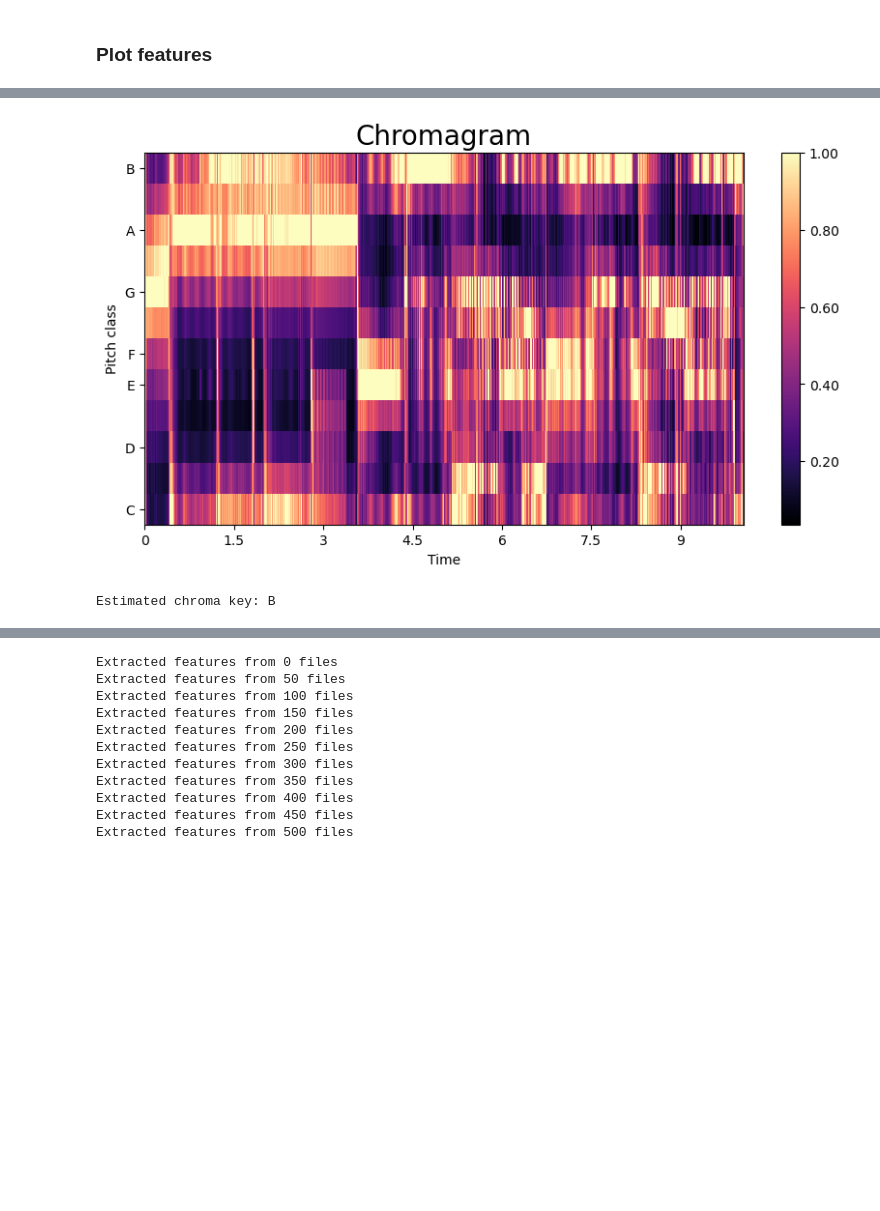
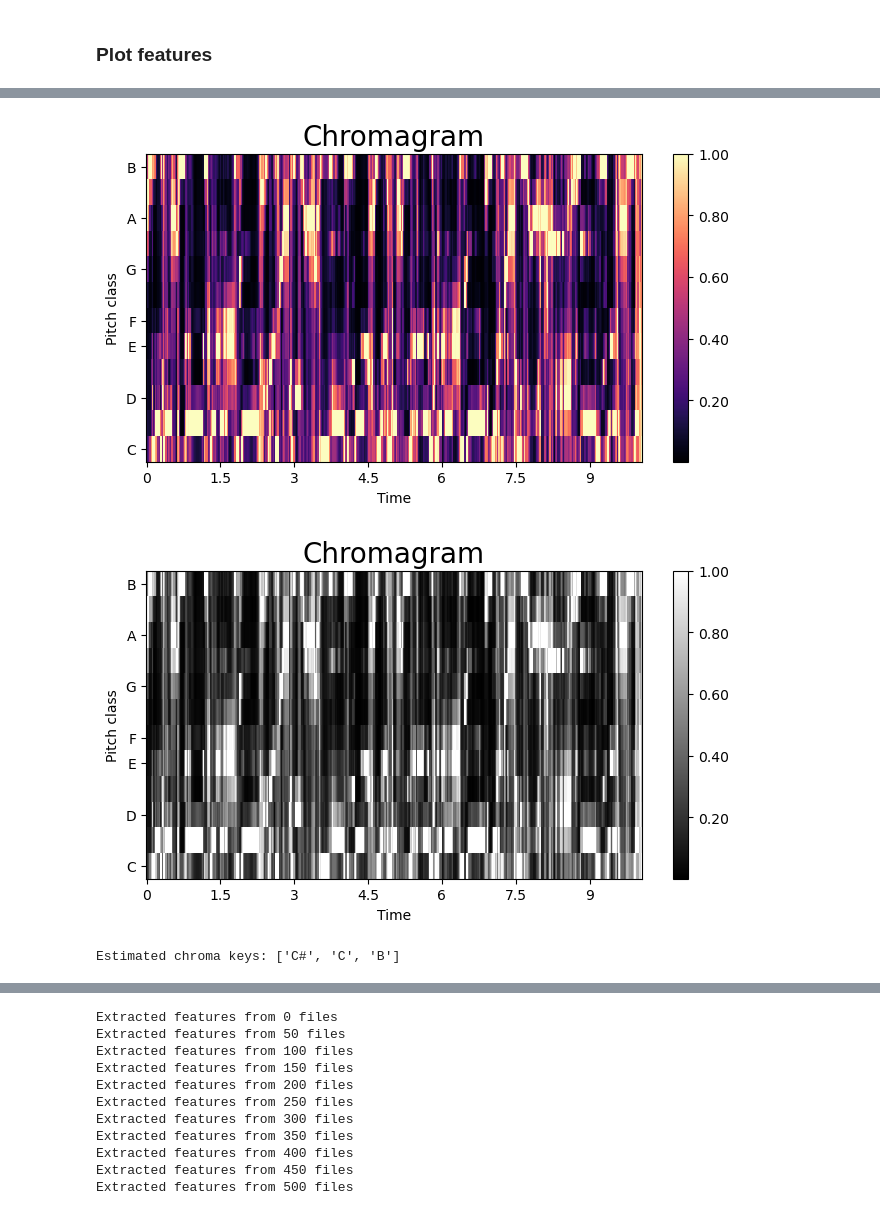
Before and after one commit to C7A7A/audio_clustering_autoencoder, a Jupyter notebook: notebooks/extract_features.ipynb, the cells around one changed output, grey strips where cells are left out. Drawn from its saved outputs; the diff is of its cells as text; code cells hidden in the pictures; blank space fills up the shorter version.

```diff
--- a/notebooks/extract_features.ipynb
+++ b/notebooks/extract_features.ipynb
@@ -3,16 +3,20 @@
 # %%
 import os
 import pandas as pd
+# %%
+DATASET_DIR = "music_audio_benchmark"
+CSV_FILE_NAME = "metadata_transformed.csv"
+FIG_SIZE = (8, 4)
+
+# max frequency for spectogram and mel_spectogram
+MAX_FREQ = 8192
 # %%
 project_dir = os.path.abspath(os.path.join(os.getcwd(), os.pardir))
 metadata_dir = os.path.join(project_dir, "metadata")
 
-#TODO: argument for dataset dir
-dataset_dir = os.path.join(metadata_dir, "music_audio_benchmark")
+dataset_dir = os.path.join(metadata_dir, DATASET_DIR)
 
-#TODO: argument for csv file name
-csv_file_name = "metadata_transformed.csv"
-csv_file_path = os.path.join(dataset_dir, csv_file_name)
+csv_file_path = os.path.join(dataset_dir, CSV_FILE_NAME)
 # %%
 df = pd.read_csv(csv_file_path)
 df.head()
@@ -40,5 +44,5 @@ print(f"matplotlib backend: {matplotlib.rcParams['backend']}")
 color_pal = plt.rcParams["axes.prop_cycle"].by_key()["color"]
 color_cycle = cycle(plt.rcParams["axes.prop_cycle"].by_key()["color"])
 
-AUDIO_ID = 0
+AUDIO_ID = 999
 # %% [output]
@@ -58,6 +62,8 @@ def display_audio(file):
 def load_audio(df, id):
     file_path = df.loc[id, 'path']
     sample_rate = librosa.get_samplerate(file_path)
+    # decrease sample rate to 22KHz to simplify features
+    sample_rate = 22050
     return librosa.load(file_path, sr=sample_rate)
 
 
@@ -279,11 +314,13 @@ plt.show()
 # %%
 chroma = get_chroma(y, sr)
+figure = plot_chroma(chroma, sr, grayscale=False)
 figure = plot_chroma(chroma, sr)
 plt.show()
 
-chroma_key = estimate_chroma_key(chroma)
-print(f'Estimated chroma key: {chroma_key}')
+top_3_chroma_keys = estimate_chroma_keys(chroma)
+print(f'Estimated chroma keys: {top_3_chroma_keys}')
 # %% [output]
-[figure, old version]
+[figure, new version]
+[figure, added]
-Estimated chroma key: B
+Estimated chroma keys: ['C#', 'C', 'B']
 # %%
```
Also changed, not shown: parts of 10 cells of this notebook.
